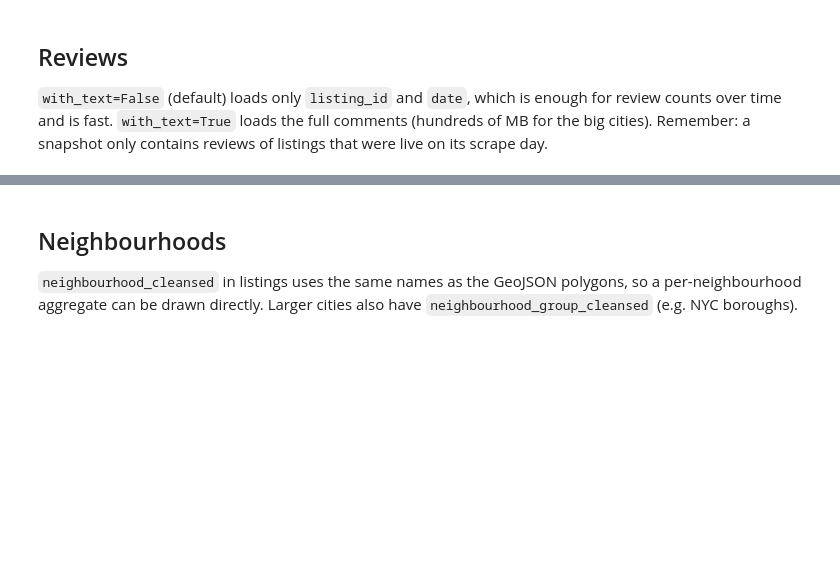
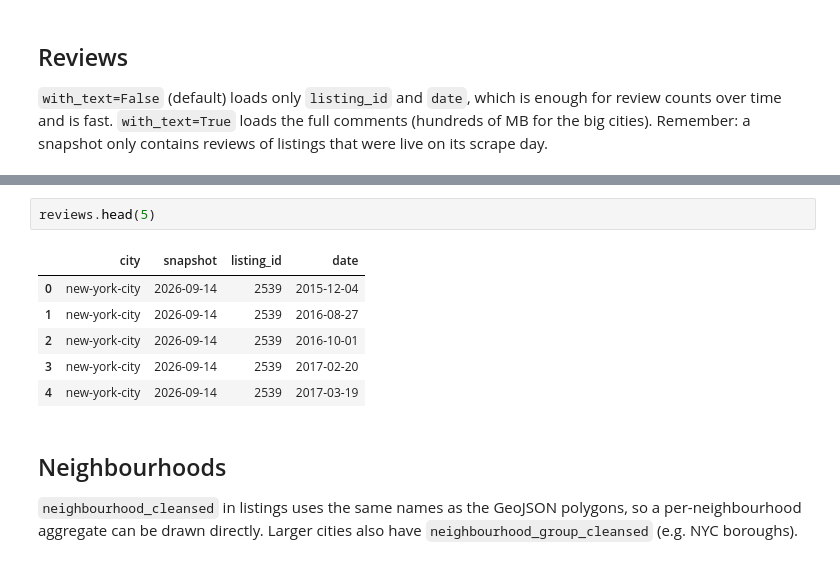
Before and after one commit to krystal-wl/cse6242-airbnb, a Jupyter notebook: notebooks/01_load_city_starter.ipynb, the cells around one changed output, grey strips where cells are left out. Cells and saved outputs as stored; diff of their text form; blank space fills up the shorter version.

```diff
--- a/notebooks/01_load_city_starter.ipynb
+++ b/notebooks/01_load_city_starter.ipynb
@@ -391,3 +482,12 @@ plt.show()
+# %%
+reviews.head(5)
+# %% [output]
+|  | city | snapshot | listing_id | date |
+| 0 | new-york-city | 2026-09-14 | 2539 | 2015-12-04 |
+| 1 | new-york-city | 2026-09-14 | 2539 | 2016-08-27 |
+| 2 | new-york-city | 2026-09-14 | 2539 | 2016-10-01 |
+| 3 | new-york-city | 2026-09-14 | 2539 | 2017-02-20 |
+| 4 | new-york-city | 2026-09-14 | 2539 | 2017-03-19 |
 # %% [markdown]
 ## Neighbourhoods
 
```
Also changed, not shown: parts of 17 cells of this notebook.
